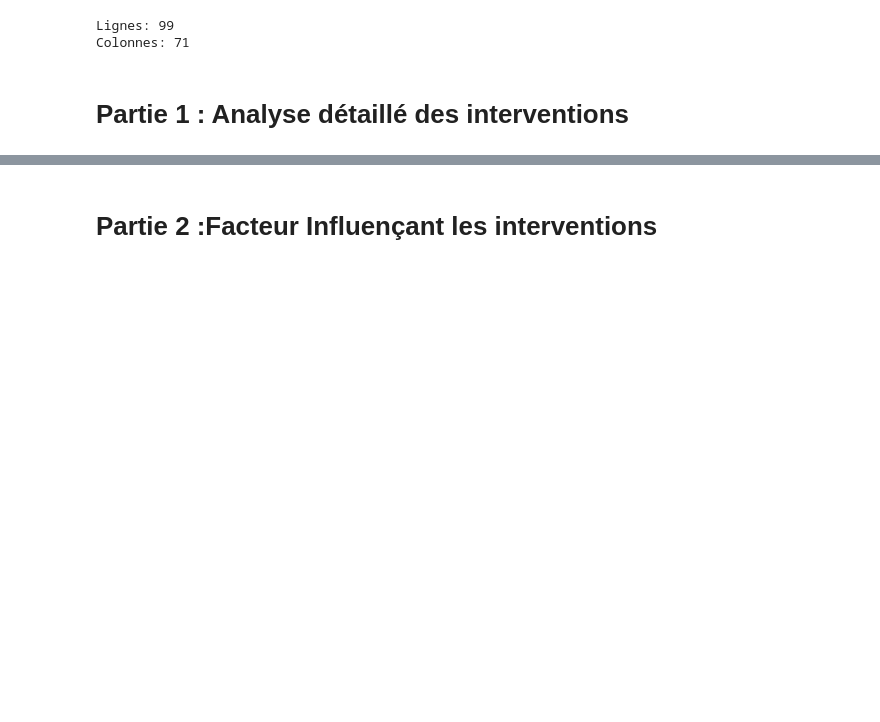
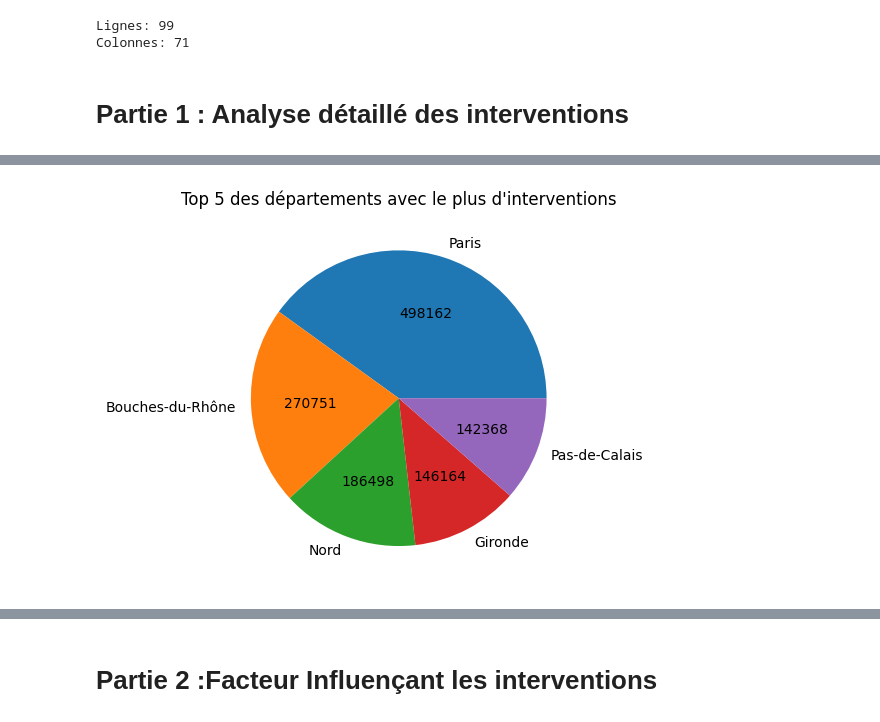
Before and after one commit to Clement-Szewczyk/L3SDN_Projet_Proba, a Jupyter notebook: Projet.ipynb, the cells around one changed output, grey strips where cells are left out. Cells and saved outputs as stored; diff of their text form; code cells hidden in the pictures; blank space fills up the shorter version.

```diff
--- a/Projet.ipynb
+++ b/Projet.ipynb
@@ -162,0 +175,10 @@ Colonnes: 71
+# %%
+# Top 5 de départements avec le plus d'interventions (diagramme circulaire)
+
+top5_dep = df.groupby("Département")["Total interventions"].sum().nlargest(5)
+
+plt.pie(top5_dep, labels=top5_dep.index, autopct=lambda p: '{:.0f}'.format(p * sum(top5_dep) / 100))
+plt.title("Top 5 des départements avec le plus d'interventions")
+plt.show()
+# %% [output]
+[figure, added]
```
Also changed, not shown: parts of 19 cells of this notebook.
